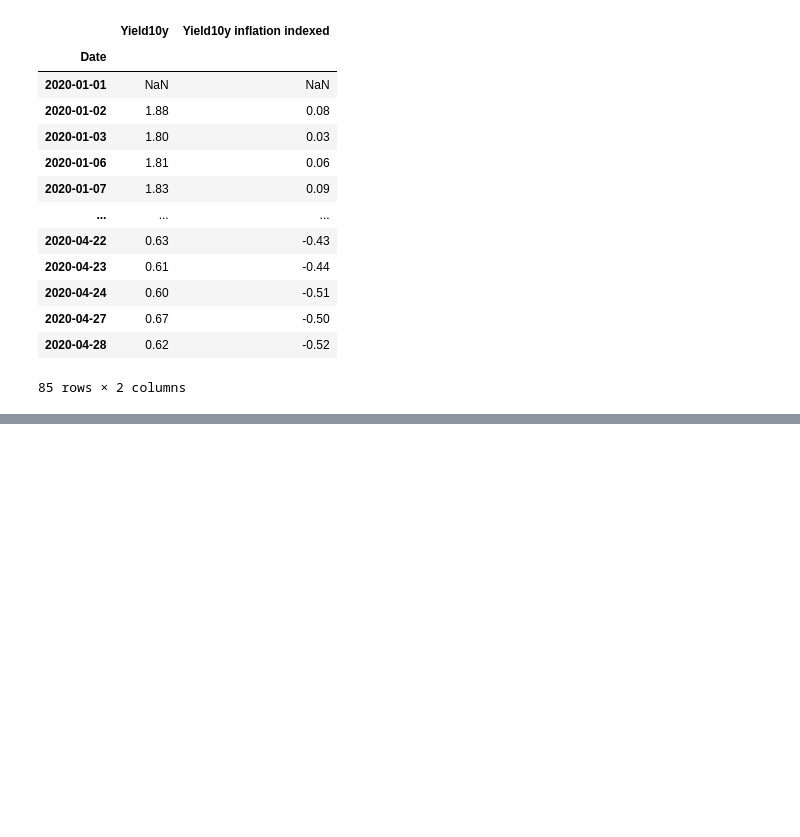
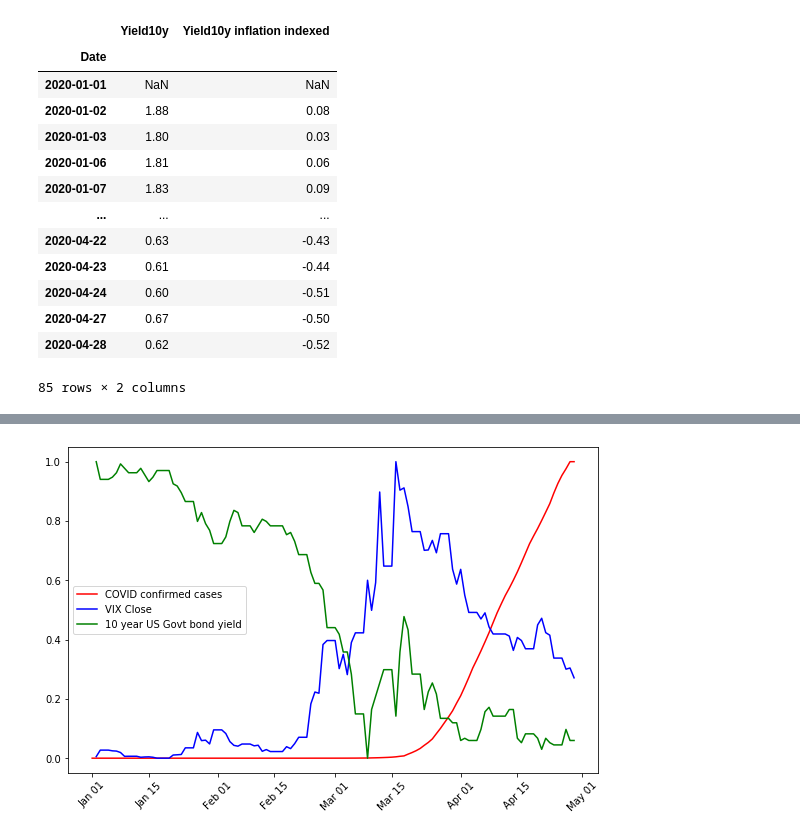
Before and after one commit to vmalkoti/Applied-Plotting-Charting-Data-Representation-in-Python, a Jupyter notebook: Assignment4.ipynb, the cells around one changed output, grey strips where cells are left out. Cells and saved outputs as stored; diff of their text form; code cells hidden in the pictures; blank space fills up the shorter version.

```diff
--- a/Assignment4.ipynb
+++ b/Assignment4.ipynb
@@ -182,0 +188,24 @@ merged
+# %%
+# for plots
+import matplotlib.pyplot as plt
+import matplotlib.ticker as ticker
+import matplotlib.dates as mdates
+
+# https://stackoverflow.com/questions/18274137/how-to-animate-text-in-matplotlib
+# https://stackoverflow.com/questions/7045729/automatically-position-text-box-in-matplotlib
+
+plt.figure(figsize=(9.5, 6))
+plt.gca().xaxis.set_major_formatter(mdates.DateFormatter('%b %d'))
+#plt.yscale('log')
+
+plt.plot(df.index, df['Confirmed'], '-r', label='COVID confirmed cases')
+plt.plot(df.index, df['VIX Close'], '-b', label='VIX Close')
+#plt.plot(df.index, df['Natural Gas Price'], '-c')
+plt.plot(df.index, df['Yield10y'], '-g', label='10 year US Govt bond yield')
+
+plt.legend(loc='best')
+plt.xticks(rotation=45)
+
+plt.show()
+# %% [output]
+[figure, added]
```
Also changed, not shown: parts of 3 cells of this notebook.
